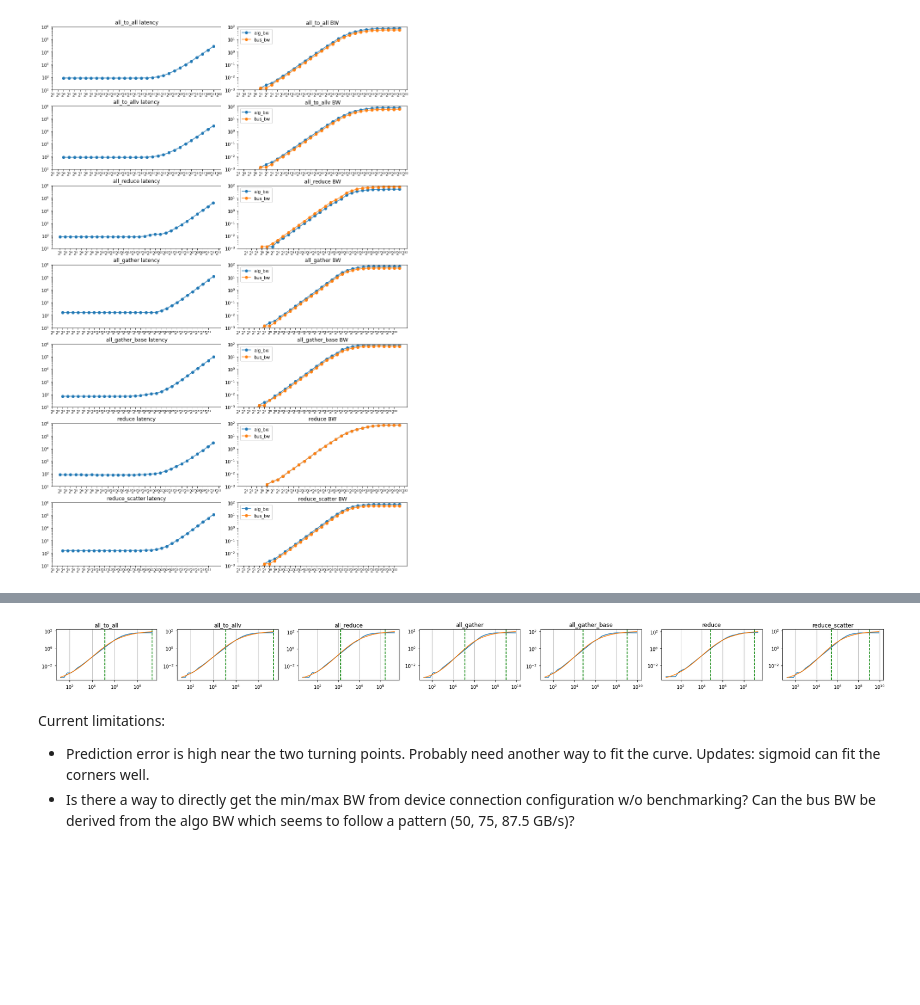
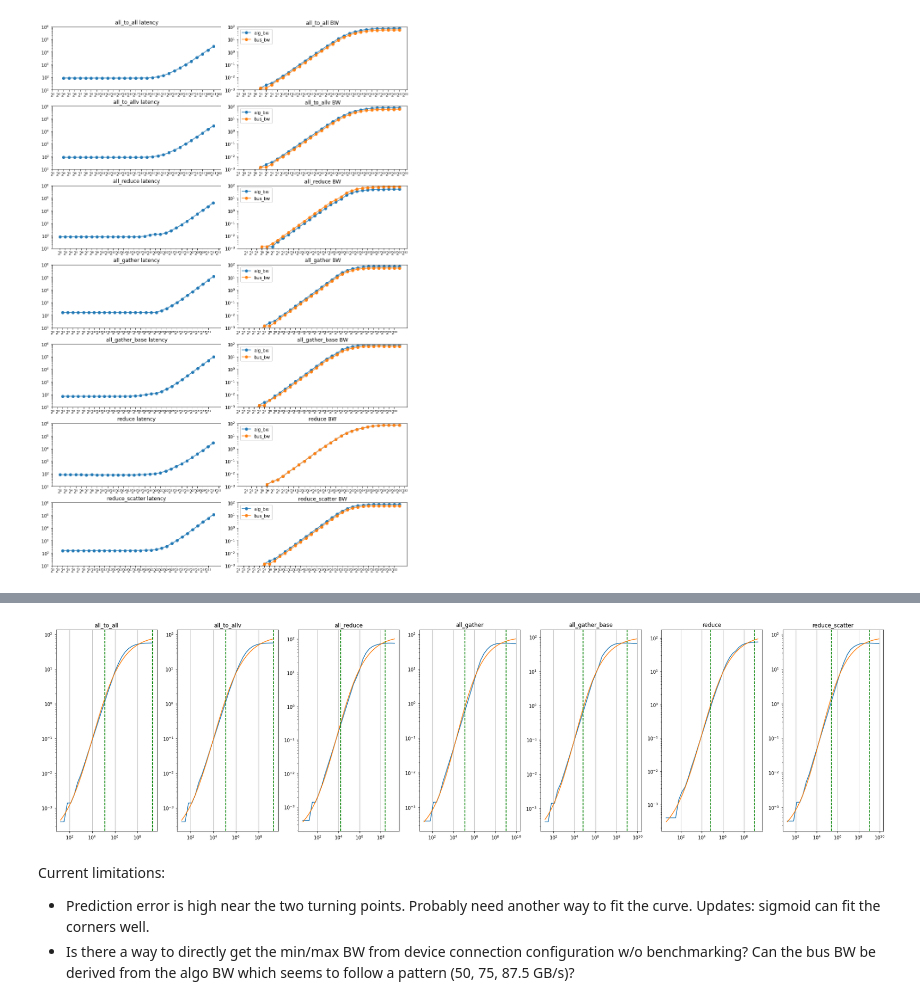
Before and after one commit to owensgroup/ml_perf_model, a Jupyter notebook: analysis/notebooks/comm_bench.ipynb, the cells around one changed output, grey strips where cells are left out. Cells and saved outputs as stored; diff of their text form; code cells hidden in the pictures; blank space fills up the shorter version.

```diff
--- a/analysis/notebooks/comm_bench.ipynb
+++ b/analysis/notebooks/comm_bench.ipynb
@@ -123,119 +112,33 @@ plt.savefig('../../3rdparty/param/train/comms/pt/latency_bw.png', bbox_inches='t
 # %%
-# Get turning points of the bus BW curve for a collective
-def get_turning_points(collective_data, ratio_th=0.05):
-    num_samples = len(collective_data['bus_bw'])
-    max_bw = collective_data['bus_bw'].max()
-    ratios = []
-    for idx in range(num_samples):
-        if idx == 0 or idx == num_samples - 1:
-            ratios.append(-1)
-            continue
-        bw = collective_data['bus_bw'][idx]
-        prev_bw = collective_data['bus_bw'][idx-1]
-        next_bw = collective_data['bus_bw'][idx+1]
-        ratios.append(next_bw * prev_bw / bw / bw)
-
-    # Mark the saturation point with 95% of peak
-    for idx in reversed(range(num_samples)):
-        if idx == 0 or idx == num_samples - 1:
-            continue
-        if collective_data['bus_bw'][idx] < (1 - ratio_th) * max_bw:
-            saturation_idx = idx
-            break
-
-    # Mark the increment point with 3 consecutive flat samples
-    count = 0
-    for idx in range(num_samples):
-        if idx == 0 or idx == num_samples - 1:
-            continue
-        if abs(ratios[idx] - 1) <= ratio_th:
-            count += 1
-            if count >= 3:
-                increment_idx = idx
-                break
-        else:
-            count = 0
-
-    return increment_idx, saturation_idx
-
-def get_feature(collective_data):
-    incr_idx, sats_idx = get_turning_points(collective_data)
-    incr_p, sats_p = int(np.log2(collective_data['size'][incr_idx])), int(np.log2(collective_data['size'][sats_idx])) # log sizes of both incr point and sats point
-    max_bus_bw = collective_data['bus_bw'].max() # Pick the bw for the 3rd section of the curves
-    min_bus_bw = collective_data['bus_bw'][incr_idx] # Pick the bw for the 1st section of the curves
-    slope = (np.log10(max_bus_bw / min_bus_bw)) / (sats_p - incr_p)
-    overhead = collective_data['latency'][0]
-    return (incr_p, sats_p, slope, min_bus_bw, max_bus_bw, overhead)
-
-def sigmoid(x, L, x0, k, b):
-    y = L / (1 + np.exp(-k*(x-x0)))+b
-    return y
-
-def fit_sigmoid_bw_predictor(collective_data):
-    xdata = np.log2(collective_data['size'])
-    ydata = np.log10(collective_data['bus_bw'])
-    p0 = [ydata.max(),
-            np.median(xdata),
-            1,
-            ydata.min()] # this is an mandatory initial guess
-    popt, _ = curve_fit(sigmoid, xdata, ydata, p0, method='dogbox')
-    return popt
-
-def get_linear_bw(s, s0, k, b):
-    return 10 ** ((s - s0) * k) * b
-
-def get_sigmoid_bw(s, sigmoid_param):
-    return 10 ** sigmoid(s, *sigmoid_param)
-
-def predict_linear(size, f, incr_p, sats_p, slope, min_bw, max_bw, overhead):
-    log_size = np.log2(size)
-    if log_size <= incr_p:
-        return overhead
-    elif log_size >= sats_p:
-        return size / max_bw * f(num_gpus) / 1e3 + overhead
-    else:
-        bw = get_linear_bw(log_size, incr_p, slope, min_bw)
-        return size / bw * f(num_gpus) / 1e3 + overhead
-
-def predict_sigmoid(size, sigmoid_param, f, incr_p, sats_p, slope, min_bw, max_bw, overhead):
-    log_size = np.log2(size)
-    if log_size <= incr_p:
-        return overhead
-    elif log_size >= sats_p:
-        return size / max_bw * f(num_gpus) / 1e3 + overhead
-    else:
-        bw = get_sigmoid_bw(log_size, sigmoid_param)
-        return size / bw * f(num_gpus) / 1e3
-
 # Get slopes of for the 2nd section of the curves
 stats = {}
 sigmoid_params = {}
-fig, axs = plt.subplots(1, len(collectives), figsize=(32, 2))
+fig, axs = plt.subplots(1, len(collectives), figsize=(32, 8))
 for idx, collective in enumerate(collectives):
     stats[collective] = get_feature(data[collective])
     popt = fit_sigmoid_bw_predictor(data[collective])
     sigmoid_params[collective] = popt
     axs[idx].plot(data[collective]['size'], data[collective]['bus_bw'])
     axs[idx].plot(data[collective]['size'], get_sigmoid_bw(np.log2(data[collective]['size']), popt))
     axs[idx].axvline(data[collective]['size'][stats[collective][0]], linestyle='--', color='green')
     axs[idx].axvline(data[collective]['size'][stats[collective][1]], linestyle='--', color='green')
     axs[idx].set_xscale('log')
     axs[idx].set_yscale('log')
     axs[idx].grid(axis='x')
     axs[idx].set_title(collective)
 
     # # Prediction
     # print("----- {} -----".format(collective))
     # for idx, size in enumerate(data[collective]['size']):
-    #     f_mul_factor = mul_factor_funcs[collective]
-    #     f_sigmoid_bw = sigmoid_params[collective]
+    #     f_mul_factor = MUL_FACTOR_FUNCS[collective]
+    #     f_sigmoid_bw = sigmoid_params[collective](num_gpus)
     #     print("{:.2f}, {:.2f}, {:.2f}".format(
     #         data[collective]['latency'][idx],
     #         predict_linear(size, f_mul_factor, *stats[collective]),
-    #         predict_sigmoid(size, f_sigmoid_bw, f_mul_factor, *stats[collective])
+    #         predict_data_movement_time(size, f_sigmoid_bw, f_mul_factor, *stats[collective])
     #     ))
 # %% [output]
-[figure, old version]
+[figure, new version]
 # %% [markdown]
 Current limitations:
 - Prediction error is high near the two turning points. Probably need another way to fit the curve. Updates: sigmoid can fit the corners well.
```
Also changed, not shown: parts of 6 cells of this notebook, 3 other files.
